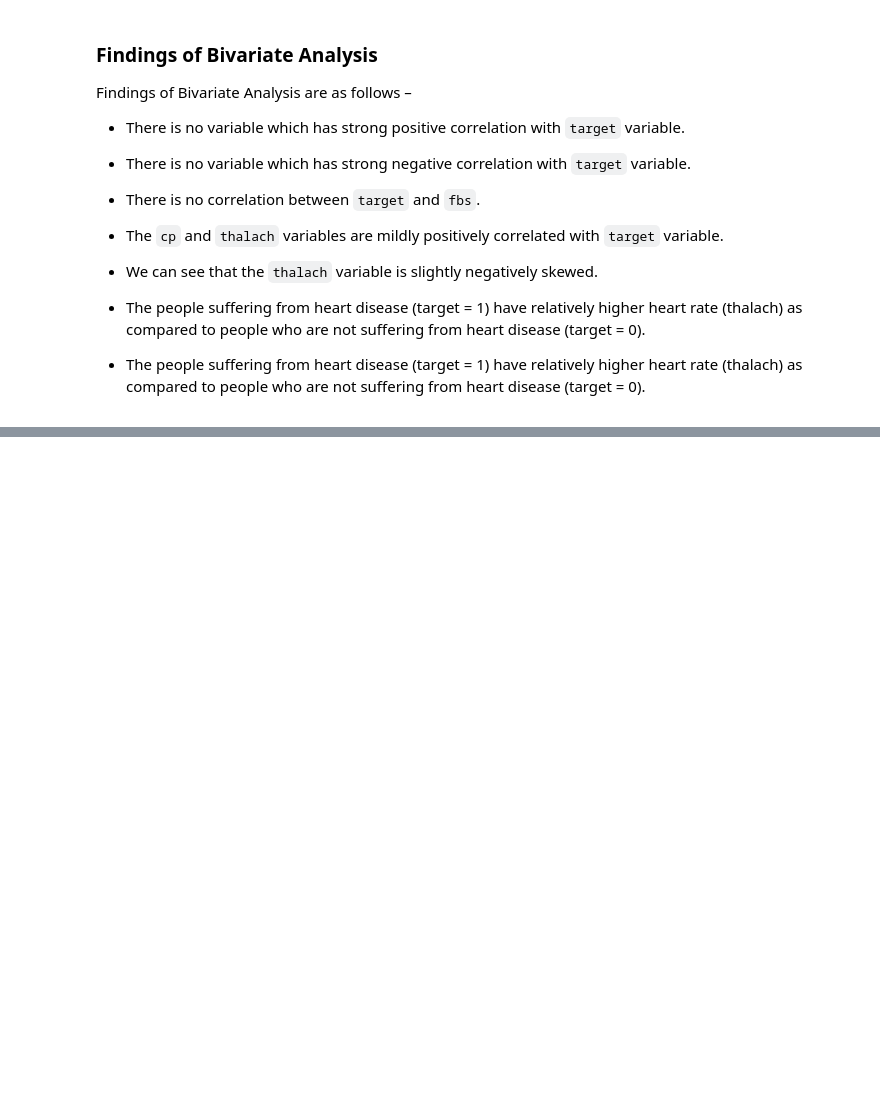
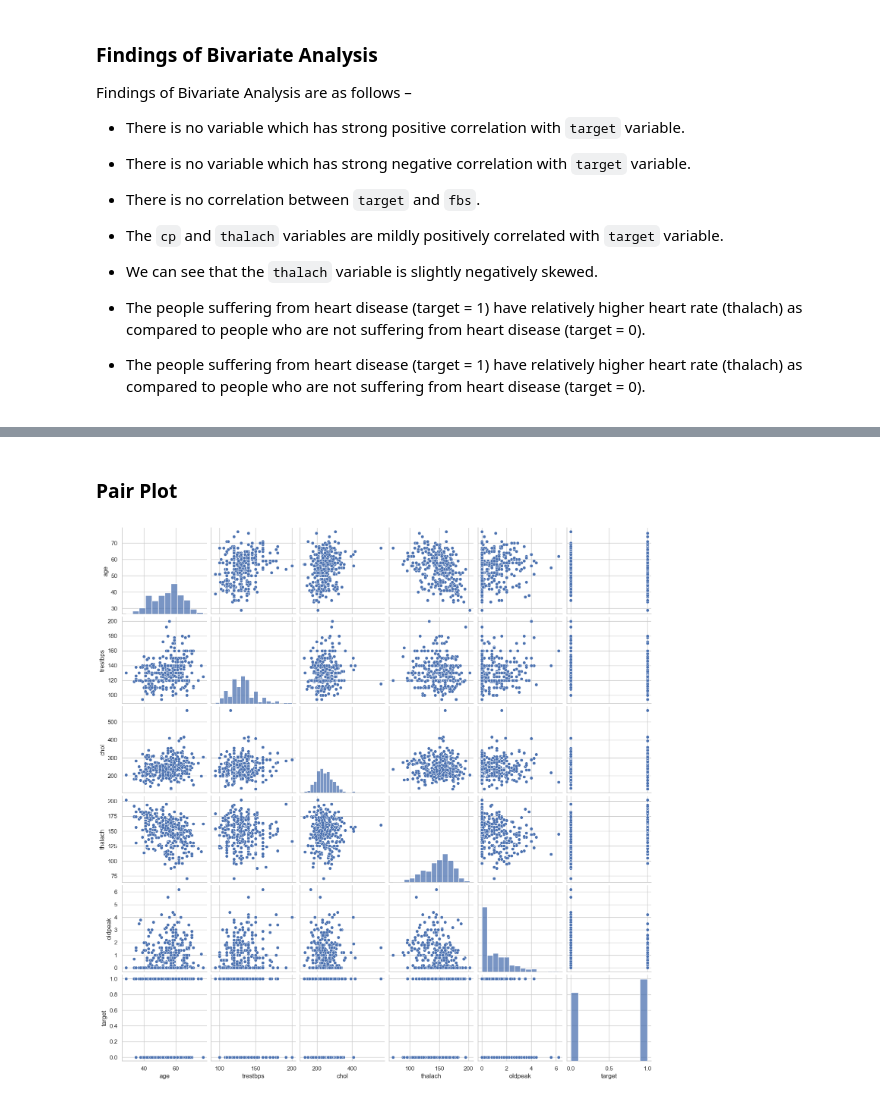
Before and after one commit to Mikun007/Agentic-AI-Generative-AI-AI-ML-DA-FSDS-_-Codes_Experties, a Jupyter notebook: Projects/EDA in heart_disease.ipynb, the cells around one changed output, grey strips where cells are left out. Cells and saved outputs as stored; diff of their text form; code cells hidden in the pictures; blank space fills up the shorter version.

```diff
--- a/Projects/EDA in heart_disease.ipynb
+++ b/Projects/EDA in heart_disease.ipynb
@@ -601,0 +640,8 @@ Findings of Bivariate Analysis are as follows –
+# %% [markdown]
+### Pair Plot
+# %%
+num_var = ['age', 'trestbps', 'chol', 'thalach', 'oldpeak', 'target']
+sns.pairplot(df[num_var], kind='scatter', diag_kind='hist')
+plt.show()
+# %% [output]
+[figure, added]
```
Also changed, not shown: parts of 60 cells of this notebook.
